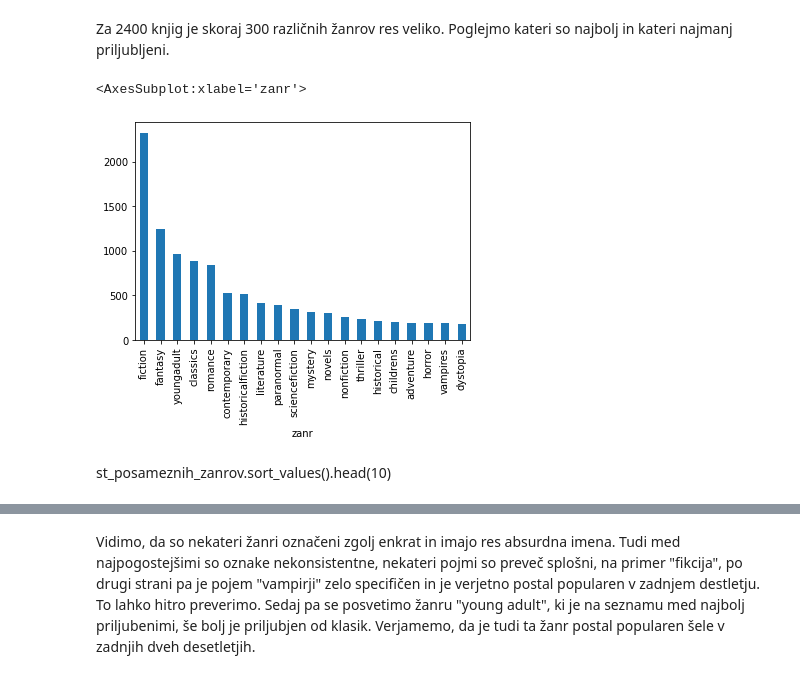
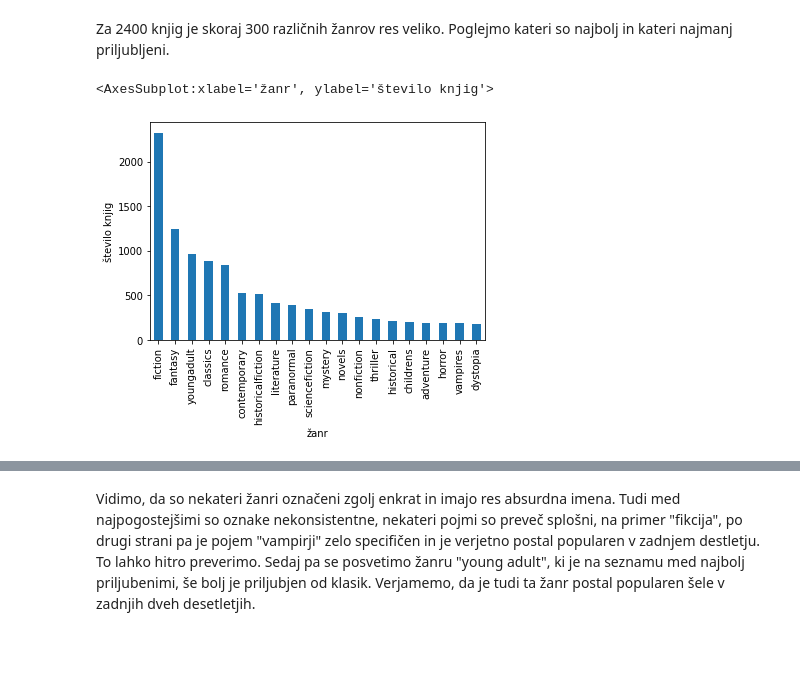
Before and after one commit to tajapezdir/analiza-podatkov, a Jupyter notebook: analiza.ipynb, the cells around one changed output, grey strips where cells are left out. Cells and saved outputs as stored; diff of their text form; code cells hidden in the pictures; blank space fills up the shorter version.

```diff
--- a/analiza.ipynb
+++ b/analiza.ipynb
@@ -213,9 +242,8 @@ knjige_z_zanri.groupby('zanr').size().count()
 Za 2400 knjig je skoraj 300 različnih žanrov res veliko. Poglejmo kateri so najbolj in kateri najmanj priljubljeni.
 # %%
 st_posameznih_zanrov = knjige_z_zanri.groupby('zanr').size()
-st_posameznih_zanrov.sort_values(ascending=False).head(20).plot.bar()
+st_posameznih_zanrov.sort_values(ascending=False).head(20).plot.bar(
+x='žanr', y='število knjig', xlabel='žanr',ylabel='število knjig')
 # %% [output]
-<AxesSubplot:xlabel='zanr'>
+<AxesSubplot:xlabel='žanr', ylabel='število knjig'>
-[figure, old version]
+[figure, new version]
-# %% [markdown]
-st_posameznih_zanrov.sort_values().head(10)
```
Also changed, not shown: parts of 21 cells of this notebook, 1 other file.
